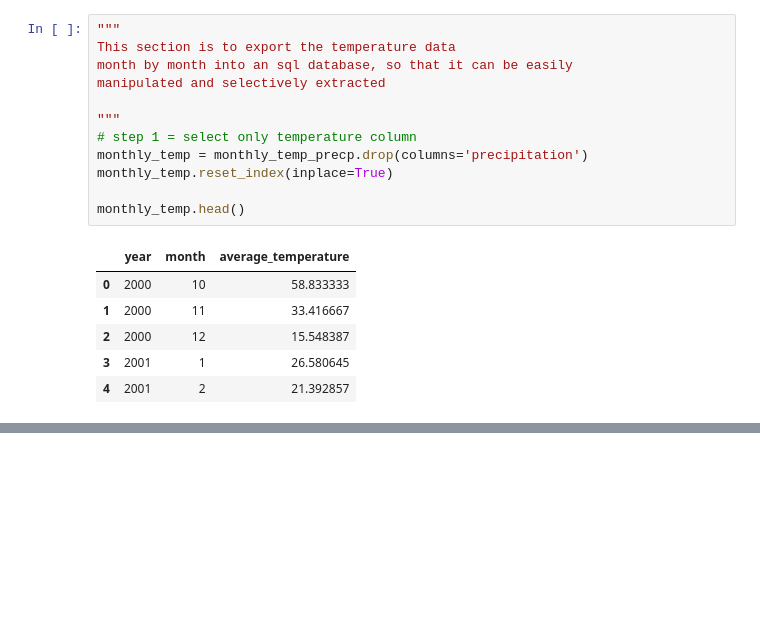
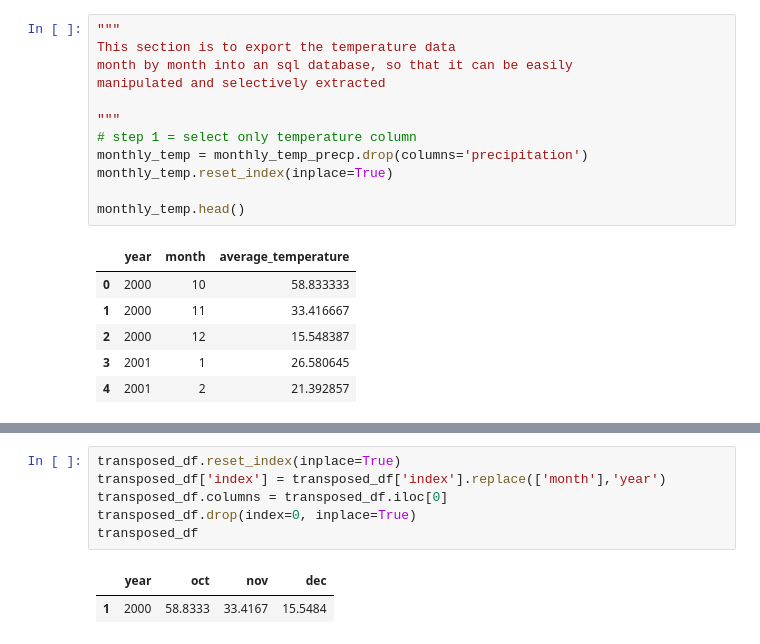
Before and after one commit to stew1922/data_farming, a Jupyter notebook: notebooks/carolina.ipynb, the cells around one changed output, grey strips where cells are left out. Cells and saved outputs as stored; diff of their text form; blank space fills up the shorter version.

```diff
--- a/notebooks/carolina.ipynb
+++ b/notebooks/carolina.ipynb
@@ -139,0 +141,9 @@ transposed_df
+# %%
+transposed_df.reset_index(inplace=True)
+transposed_df['index'] = transposed_df['index'].replace(['month'],'year')
+transposed_df.columns = transposed_df.iloc[0]
+transposed_df.drop(index=0, inplace=True)
+transposed_df
+# %% [output]
+|  | year | oct | nov | dec |
+| 1 | 2000 | 58.8333 | 33.4167 | 15.5484 |
```
Also changed, not shown: parts of 3 cells of this notebook.
